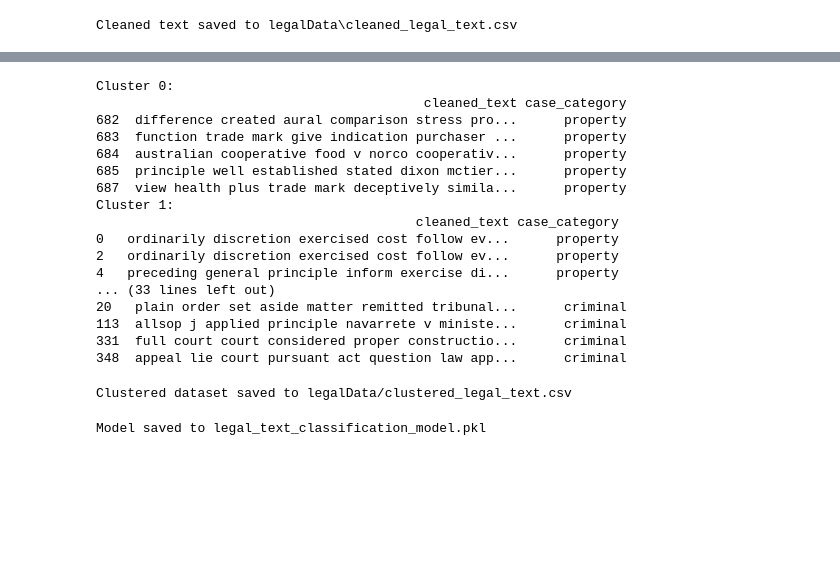
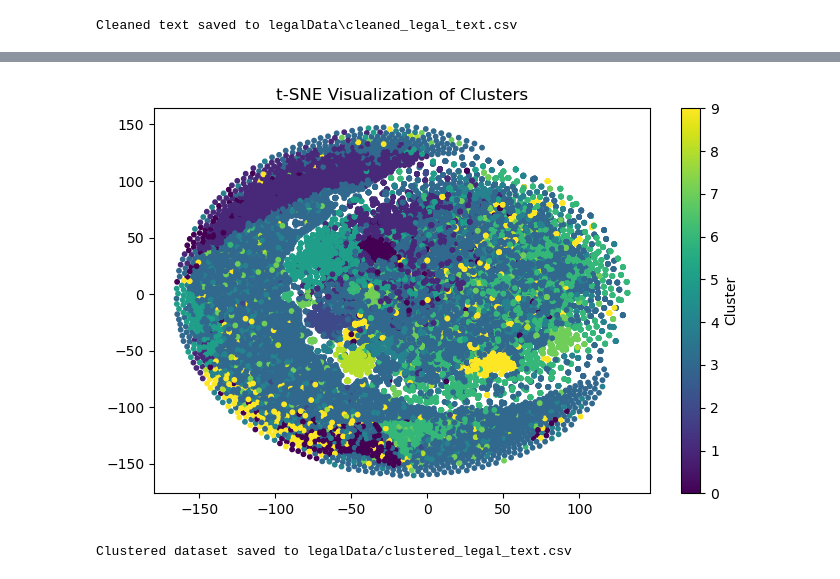
Before and after one commit to YoshiAligina/LegalTextClassification, a Jupyter notebook: FInalProj/main.ipynb, the cells around one changed output, grey strips where cells are left out. Cells and saved outputs as stored; diff of their text form; code cells hidden in the pictures; blank space fills up the shorter version.

```diff
--- a/FInalProj/main.ipynb
+++ b/FInalProj/main.ipynb
@@ -170,34 +292,16 @@ print(f"Calinski-Harabasz Index: {calinski_harabasz:.2f}")
 # %%
-for cluster in range(len(keywords)):
-    print(f"Cluster {cluster}:")
-    print(df[df['cluster'] == cluster][['cleaned_text', 'case_category']].head())
+tsne = TSNE(n_components=2, random_state=777)
+reduced_data = tsne.fit_transform(tfidf_matrix.toarray())
+plt.figure(figsize=(8, 5))
+plt.scatter(reduced_data[:, 0], reduced_data[:, 1], c=df['cluster'], cmap='viridis', s=10)
+plt.title('t-SNE Visualization of Clusters')
+plt.colorbar(label='Cluster')
+plt.show()
 # %% [output]
-Cluster 0:
-                                          cleaned_text case_category
-682  difference created aural comparison stress pro...      property
-683  function trade mark give indication purchaser ...      property
-684  australian cooperative food v norco cooperativ...      property
-685  principle well established stated dixon mctier...      property
-687  view health plus trade mark deceptively simila...      property
-Cluster 1:
-                                         cleaned_text case_category
-0   ordinarily discretion exercised cost follow ev...      property
-2   ordinarily discretion exercised cost follow ev...      property
-4   preceding general principle inform exercise di...      property
-... (33 lines left out)
-20   plain order set aside matter remitted tribunal...      criminal
-113  allsop j applied principle navarrete v ministe...      criminal
-331  full court court considered proper constructio...      criminal
-348  appeal lie court pursuant act question law app...      criminal
+[figure, added]
 # %%
 output_file = 'legalData/clustered_legal_text.csv'
 df.to_csv(output_file, index=False)
 print(f"Clustered dataset saved to {output_file}")
 # %% [output]
 Clustered dataset saved to legalData/clustered_legal_text.csv
-# %%
-model_file = 'legal_text_classification_model.pkl'
-joblib.dump(pipeline, model_file)
-print(f"Model saved to {model_file}")
-# %% [output]
-Model saved to legal_text_classification_model.pkl
```
Also changed, not shown: parts of 9 cells of this notebook.
